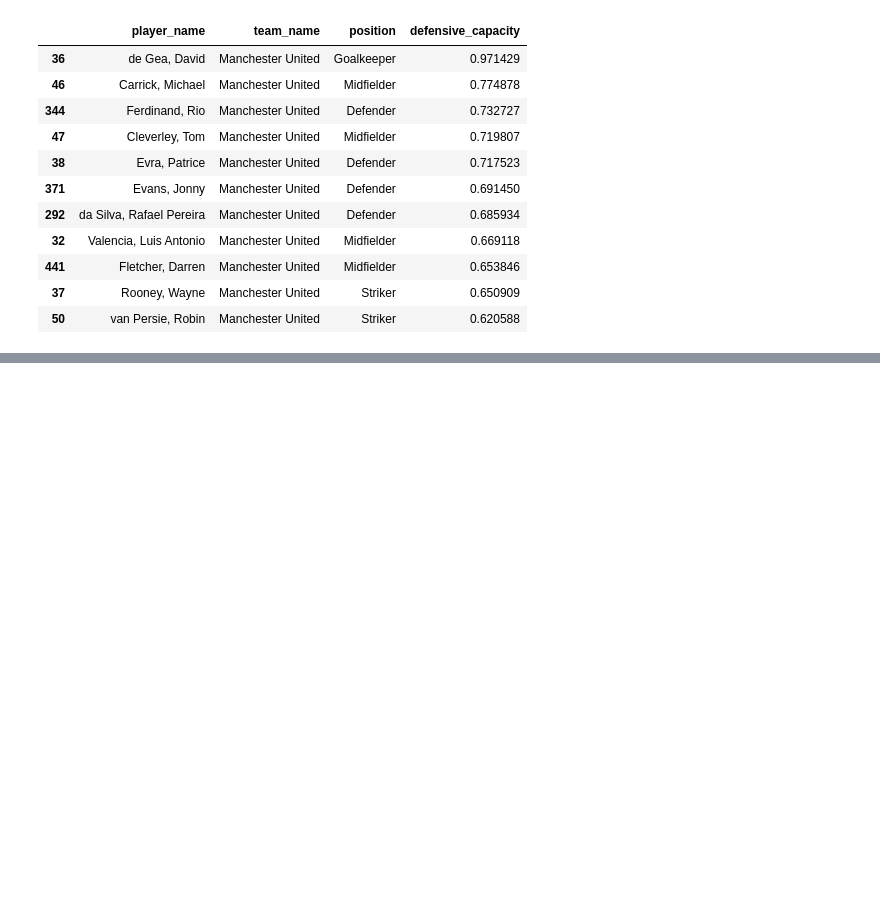
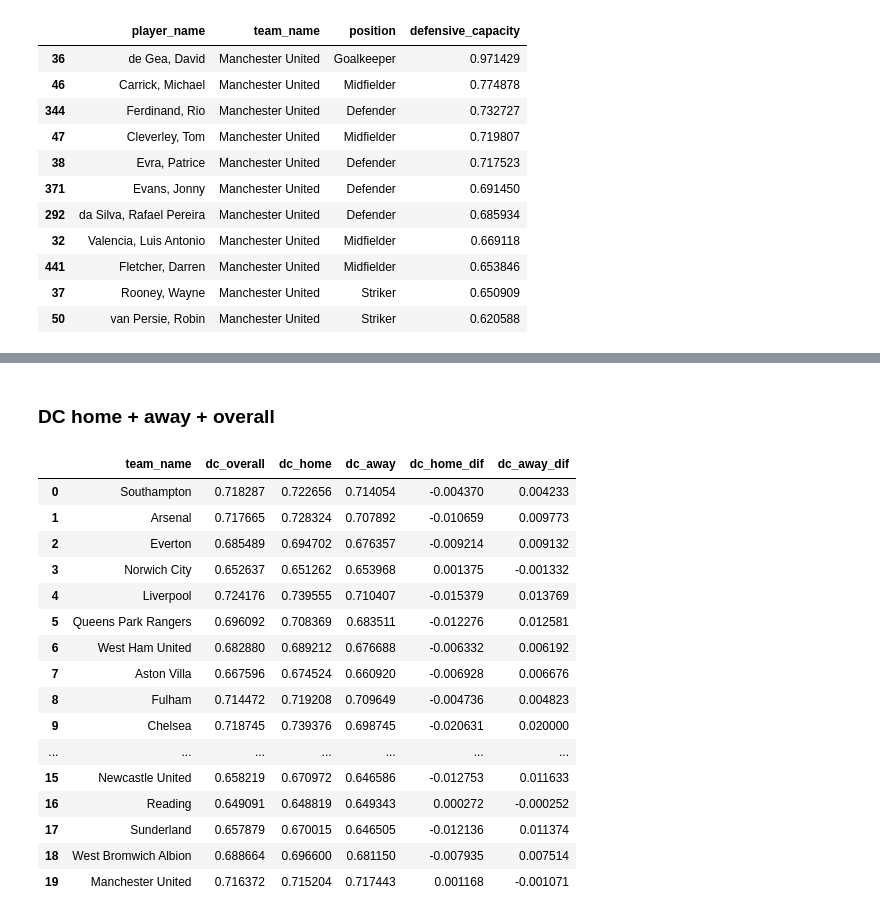
Before and after one commit to luisalawson/proyecto-TD8, a Jupyter notebook: DefensiveCapacity.ipynb, the cells around one changed output, grey strips where cells are left out. Saved outputs shown, nothing was run; the diff lists cells and outputs as text; code cells hidden in the pictures; blank space fills up the shorter version.

```diff
--- a/DefensiveCapacity.ipynb
+++ b/DefensiveCapacity.ipynb
@@ -300,0 +497,38 @@ paper_team_united[['player_name', 'team_name','position', 'defensive_capacity']]
+# %%
+df_teams_away = pd.DataFrame(team_away_stats)
+# %% [markdown]
+### DC home + away + overall
+# %%
+df_teams_home = df_teams_local.rename(columns={'defensive_capacity': 'dc_home'})
+df_teams_away = df_teams_away.rename(columns={'defensive_capacity': 'dc_away'})
+df_teams = df_teams.rename(columns={'defensive_capacity': 'dc_overall'})
+
+df_teams_home_ = df_teams_home[['team_name', 'dc_home']]
+df_teams_away_ = df_teams_away[['team_name', 'dc_away']]
+df_teams_ = df_teams[['team_name', 'dc_overall']]
+
+df_combined = pd.merge(df_teams_, df_teams_home_, on='team_name', how='left')
+df_combined = pd.merge(df_combined, df_teams_away_, on='team_name', how='left')
+# %%
+df_combined['dc_home_dif'] = df_combined['dc_overall'] - df_combined['dc_home']
+df_combined['dc_away_dif'] = df_combined['dc_overall'] - df_combined['dc_away']
+# %%
+df_combined
+# %% [output]
+|  | team_name | dc_overall | dc_home | dc_away | dc_home_dif | dc_away_dif |
+| 0 | Southampton | 0.718287 | 0.722656 | 0.714054 | -0.004370 | 0.004233 |
+| 1 | Arsenal | 0.717665 | 0.728324 | 0.707892 | -0.010659 | 0.009773 |
+| 2 | Everton | 0.685489 | 0.694702 | 0.676357 | -0.009214 | 0.009132 |
+| 3 | Norwich City | 0.652637 | 0.651262 | 0.653968 | 0.001375 | -0.001332 |
+| 4 | Liverpool | 0.724176 | 0.739555 | 0.710407 | -0.015379 | 0.013769 |
+| 5 | Queens Park Rangers | 0.696092 | 0.708369 | 0.683511 | -0.012276 | 0.012581 |
+| 6 | West Ham United | 0.682880 | 0.689212 | 0.676688 | -0.006332 | 0.006192 |
+| 7 | Aston Villa | 0.667596 | 0.674524 | 0.660920 | -0.006928 | 0.006676 |
+| 8 | Fulham | 0.714472 | 0.719208 | 0.709649 | -0.004736 | 0.004823 |
+| 9 | Chelsea | 0.718745 | 0.739376 | 0.698745 | -0.020631 | 0.020000 |
+| ... | ... | ... | ... | ... | ... | ... |
+| 15 | Newcastle United | 0.658219 | 0.670972 | 0.646586 | -0.012753 | 0.011633 |
+| 16 | Reading | 0.649091 | 0.648819 | 0.649343 | 0.000272 | -0.000252 |
+| 17 | Sunderland | 0.657879 | 0.670015 | 0.646505 | -0.012136 | 0.011374 |
+| 18 | West Bromwich Albion | 0.688664 | 0.696600 | 0.681150 | -0.007935 | 0.007514 |
+| 19 | Manchester United | 0.716372 | 0.715204 | 0.717443 | 0.001168 | -0.001071 |
```
Also changed, not shown: parts of 19 cells of this notebook.
